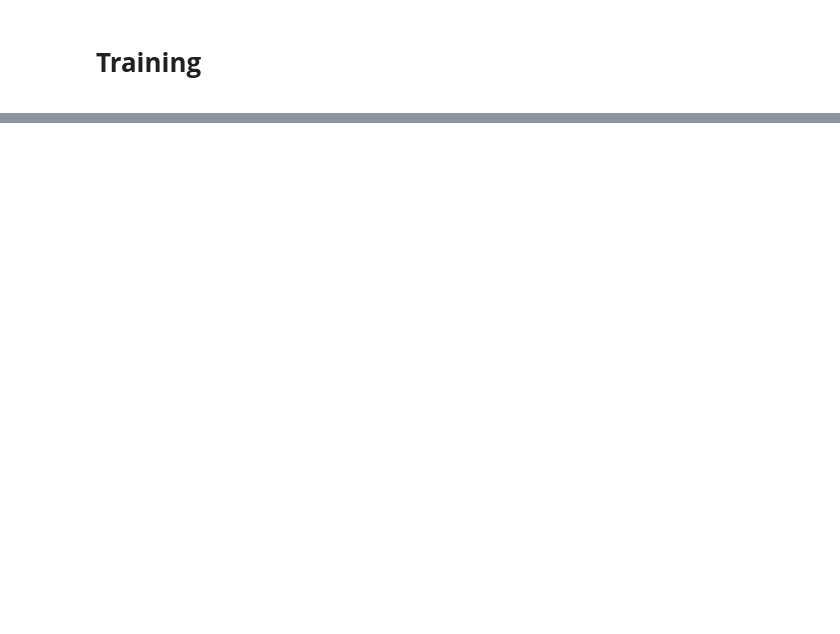
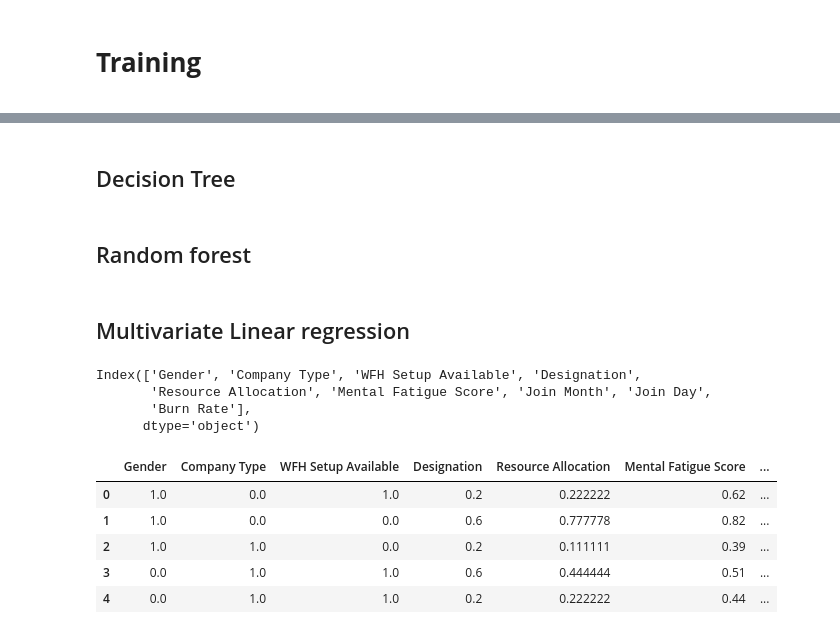
Before and after one commit to tintinap/Maching-Learning-Final-Exam, a Jupyter notebook: mental_health_burning_rate_of_employee_main.ipynb, the cells around one changed output, grey strips where cells are left out. Saved outputs shown, nothing was run; the diff lists cells and outputs as text; code cells hidden in the pictures; blank space fills up the shorter version.

```diff
--- a/mental_health_burning_rate_of_employee_main.ipynb
+++ b/mental_health_burning_rate_of_employee_main.ipynb
@@ -110,0 +148,3 @@ Name: Burn Rate, Length: 21626, dtype: float64
+# %%
+train = df_list[:int(len(df_list)*0.7)]
+len(train)
@@ -112,0 +252,6 @@ Name: Burn Rate, Length: 21626, dtype: float64
+# %% [markdown]
+<h2> Decision Tree
+# %% [markdown]
+<h2> Random forest
+# %% [markdown]
+<h2> Multivariate Linear regression
@@ -112,0 +267,18 @@ Name: Burn Rate, Length: 21626, dtype: float64
+# %%
+df.columns
+# %% [output]
+Index(['Gender', 'Company Type', 'WFH Setup Available', 'Designation',
+       'Resource Allocation', 'Mental Fatigue Score', 'Join Month', 'Join Day',
+       'Burn Rate'],
+      dtype='object')
+# %%
+#train to train_df
+train_df = pd.DataFrame(train, columns=df.columns)
+train_df.head(5)
+# %% [output]
+|  | Gender | Company Type | WFH Setup Available | Designation | Resource Allocation | Mental Fatigue Score | ... |
+| 0 | 1.0 | 0.0 | 1.0 | 0.2 | 0.222222 | 0.62 | ... |
+| 1 | 1.0 | 0.0 | 0.0 | 0.6 | 0.777778 | 0.82 | ... |
+| 2 | 1.0 | 1.0 | 0.0 | 0.2 | 0.111111 | 0.39 | ... |
+| 3 | 0.0 | 1.0 | 1.0 | 0.6 | 0.444444 | 0.51 | ... |
+| 4 | 0.0 | 1.0 | 1.0 | 0.2 | 0.222222 | 0.44 | ... |
```
Also changed, not shown: parts of 26 cells of this notebook.
